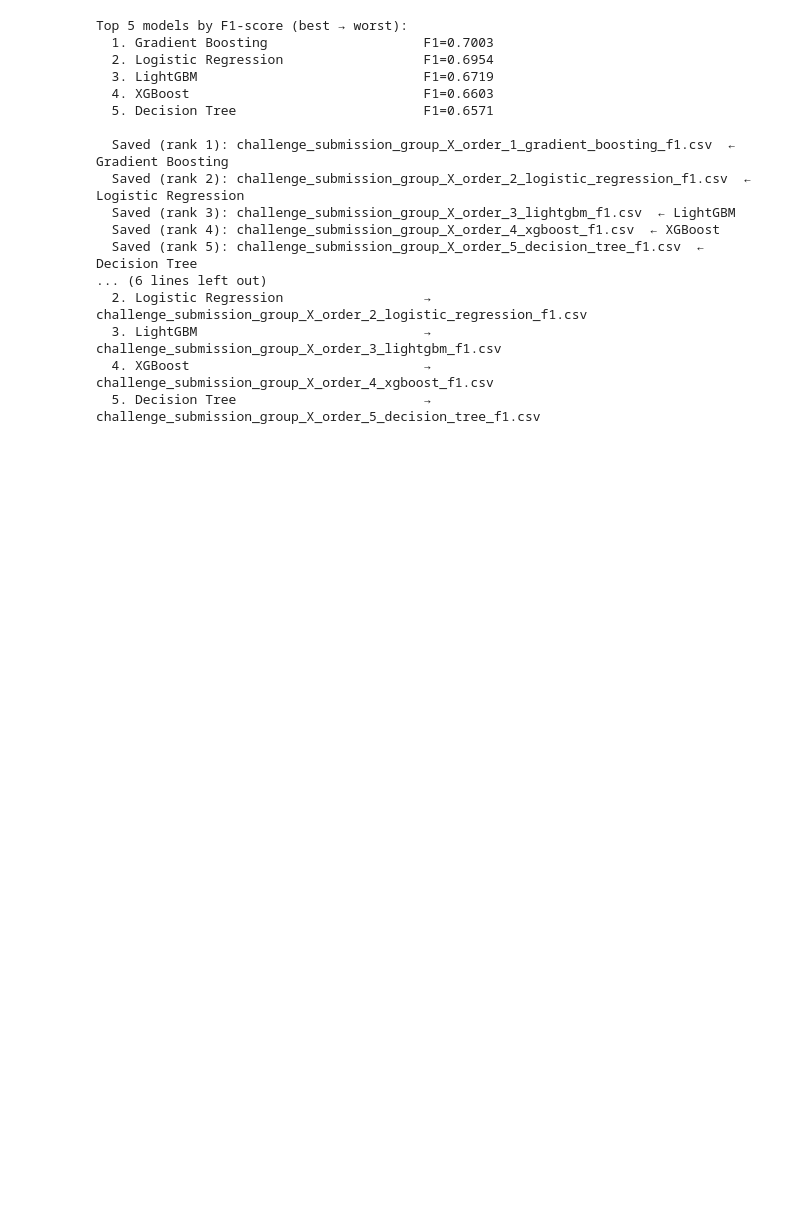
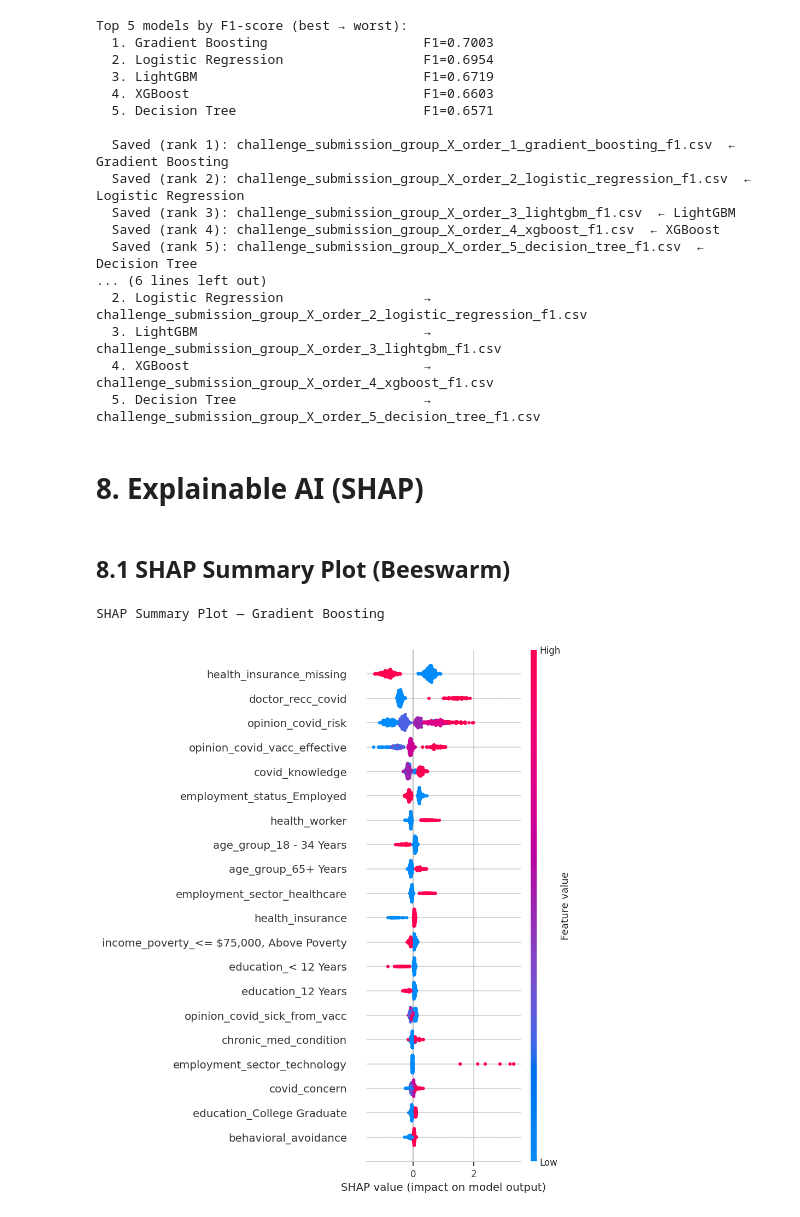
Before and after one commit to UH-GROUP-X/Hackathon26, a Jupyter notebook: UH_GROUP_X.ipynb, the cells around one changed output. Cells and saved outputs as stored; diff of their text form; code cells hidden in the pictures; blank space fills up the shorter version.

```diff
--- a/UH_GROUP_X.ipynb
+++ b/UH_GROUP_X.ipynb
@@ -651,9 +651,9 @@ num_pipe_A = Pipeline([ ('imputer', SimpleImputer(strategy='median')),
 cat_pipe_A = Pipeline([ ('imputer', SimpleImputer(strategy='constant', fill_value='Unknown')),
                         ('encoder', OneHotEncoder(handle_unknown='ignore', sparse_output=False)),])
 # Combine numerical and categorical pipelines using ColumnTransformer.
-preprocessor_A = ColumnTransformer([ ('num', num_pipe_A, numeric_features),
-                                     ('cat', cat_pipe_A, categorical_features),
-                                     ], remainder='drop') # Drop any columns not specified.
+preprocessor_A = ColumnTransformer([('num', num_pipe_A, numeric_features),
+                                    ('cat', cat_pipe_A, categorical_features),],
+                                    remainder='drop') # Drop any columns not specified.
 
 ## VERSION B — Most frequent imputation + RobustScaler (better for outliers)
 
@@ -1212,3 +1144,45 @@ Top 5 models by F1-score (best → worst):
   3. LightGBM                             →  challenge_submission_group_X_order_3_lightgbm_f1.csv
   4. XGBoost                              →  challenge_submission_group_X_order_4_xgboost_f1.csv
   5. Decision Tree                        →  challenge_submission_group_X_order_5_decision_tree_f1.csv
+# %% [markdown]
+# 8. Explainable AI (SHAP)
+# %% [markdown]
+## 8.1 SHAP Summary Plot (Beeswarm)
+# %%
+# Shows which features push the prediction higher or lower for each person.
+# Pink = high feature value, Blue = low feature value.
+
+tree_name   = 'Gradient Boosting'
+model_shap  = trained_models[tree_name]
+
+# We only use 500 people from the validation set to make it faster.
+sample_size = min(500, X_val_proc.shape[0])
+X_shap      = X_val_proc[:sample_size]
+
+# Get the feature names so the plot shows proper labels.
+feat_names_shap = feature_names[:X_shap.shape[1]]
+
+try:
+    # Create the SHAP explainer using our trained model.
+    explainer   = shap.TreeExplainer(model_shap)
+
+    # Calculate SHAP values — one value per person per feature.
+    # This tells us how much each feature pushed the prediction up or down.
+    shap_values = explainer.shap_values(X_shap)
+
+    # For binary classification we need class 1 (vaccine = yes).
+    sv = shap_values[1] if isinstance(shap_values, list) else shap_values
+
+    # Each dot is one person.
+    # Pink dot = that person had a high value for that feature.
+    # Blue dot = that person had a low value for that feature.
+    # Dots on the right = that feature pushed the model to predict vaccine = yes.
+    # Dots on the left  = that feature pushed the model to predict vaccine = no.
+    print(f'SHAP Summary Plot — {tree_name}')
+    shap.summary_plot(sv, X_shap, feature_names=feat_names_shap, show=True)
+
+except Exception as e:
+    print(f'Error: {e}')
+# %% [output]
+SHAP Summary Plot — Gradient Boosting
+[figure, added]
```
Also changed, not shown: parts of 13 cells of this notebook.
